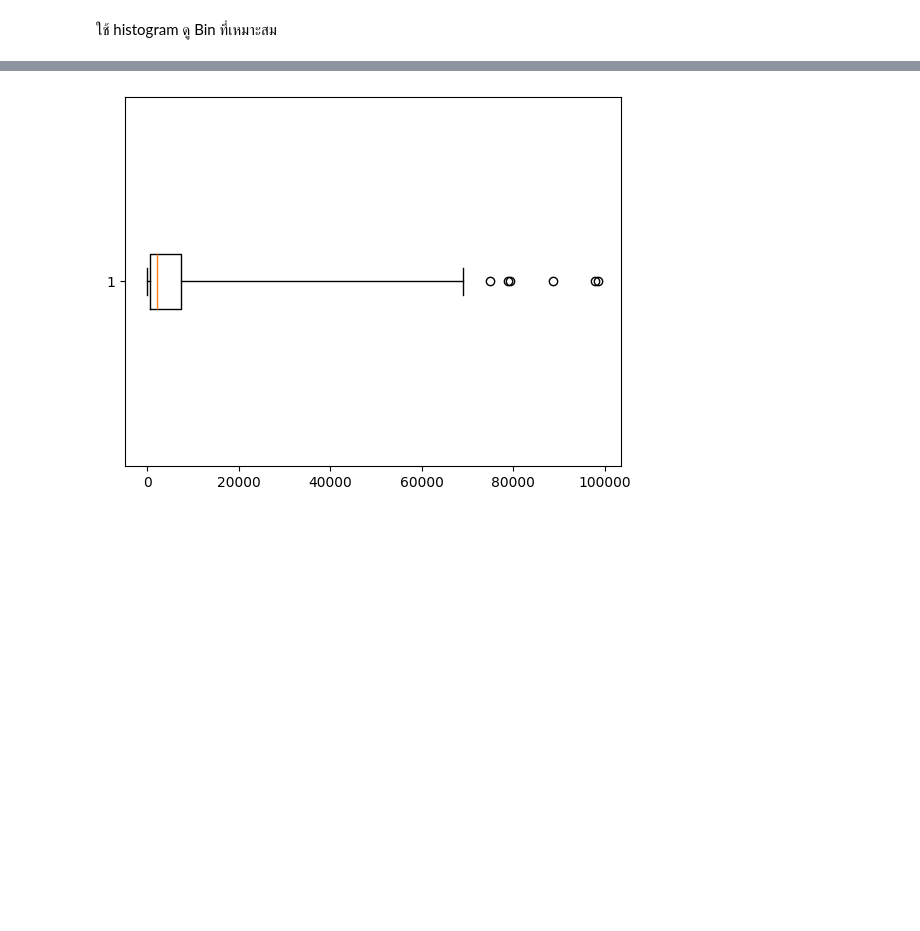
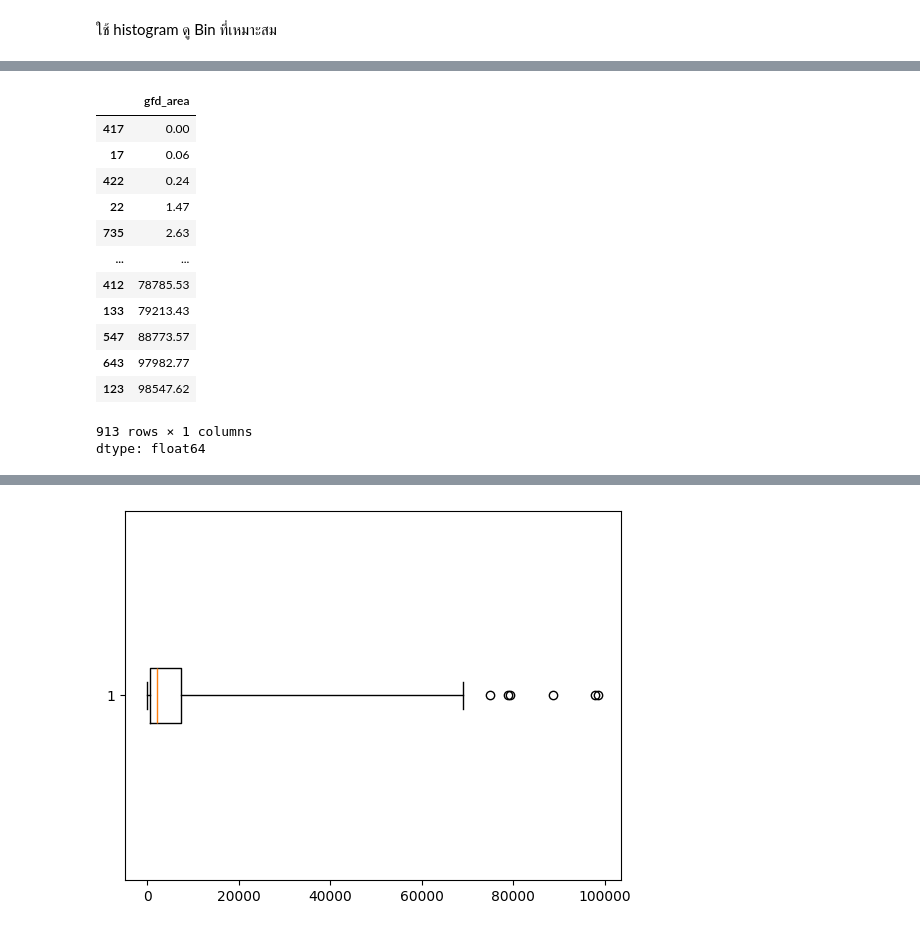
Before and after one commit to kittanaiwisetkhro/BSC_DPDM2025, a Jupyter notebook: Ch3_Data_Preprocessing.ipynb, the cells around one changed output, grey strips where cells are left out. Saved outputs shown, nothing was run; the diff lists cells and outputs as text; code cells hidden in the pictures; blank space fills up the shorter version.

```diff
--- a/Ch3_Data_Preprocessing.ipynb
+++ b/Ch3_Data_Preprocessing.ipynb
@@ -334,2 +304,19 @@ plt.plot(df['gfd_area_bin'])
+# %%
+df['gfd_area'].sort_values()
+# %% [output]
+|  | gfd_area |
+| 417 | 0.00 |
+| 17 | 0.06 |
+| 422 | 0.24 |
+| 22 | 1.47 |
+| 735 | 2.63 |
+| ... | ... |
+| 412 | 78785.53 |
+| 133 | 79213.43 |
+| 547 | 88773.57 |
+| 643 | 97982.77 |
+| 123 | 98547.62 |
+913 rows × 1 columns
+dtype: float64
 # %%
 plt.subplot(2,1,1)
```
Also changed, not shown: parts of 25 cells of this notebook.
